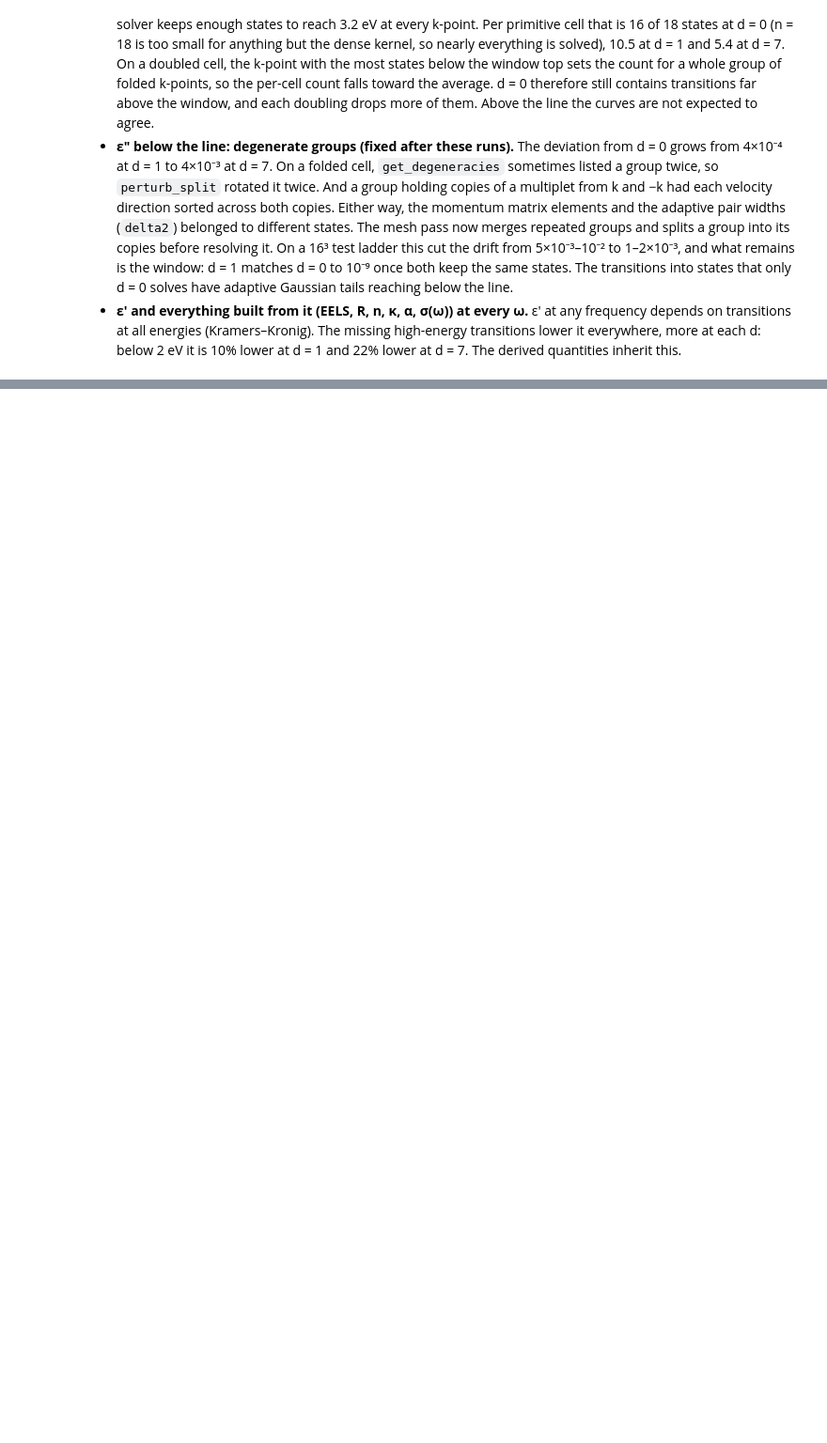
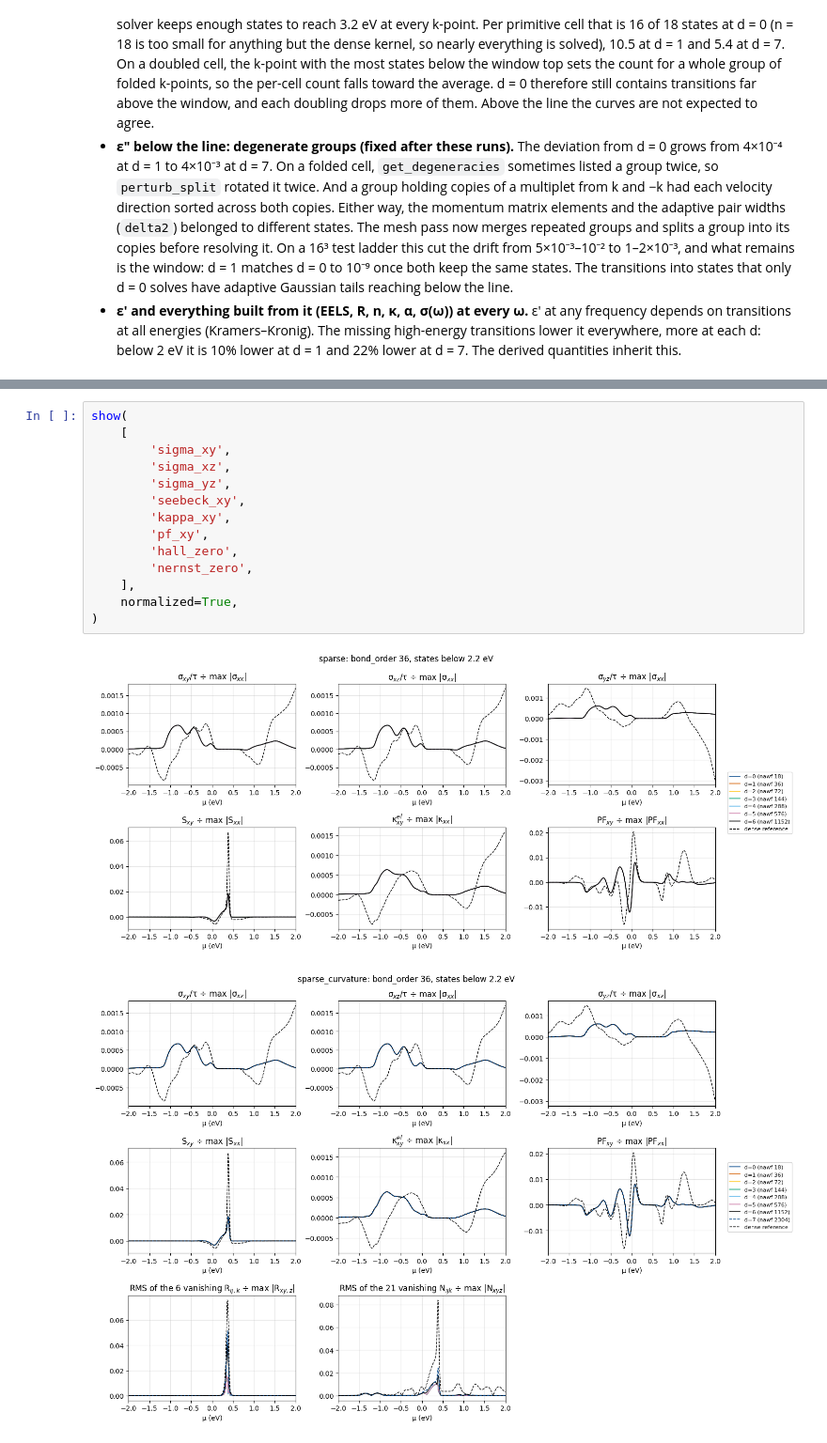
Before and after one commit to marcobn/PAOFLOW, a Jupyter notebook: benchmarks/sparse_scaling/observables.ipynb, the cells around one changed output, grey strips where cells are left out. Shown at 94% size. Drawn from its saved outputs; the diff is of its cells as text; blank space fills up the shorter version.

```diff
--- a/benchmarks/sparse_scaling/observables.ipynb
+++ b/benchmarks/sparse_scaling/observables.ipynb
@@ -282,0 +420,17 @@ A 16³ smoke test at d ≤ 2 gave a 0.2 relative drift.
+# %%
+show(
+    [
+        'sigma_xy',
+        'sigma_xz',
+        'sigma_yz',
+        'seebeck_xy',
+        'kappa_xy',
+        'pf_xy',
+        'hall_zero',
+        'nernst_zero',
+    ],
+    normalized=True,
+)
+# %% [output]
+[figure, added]
+[figure, added]
```
Also changed, not shown: parts of 23 cells of this notebook, 3 other files.
